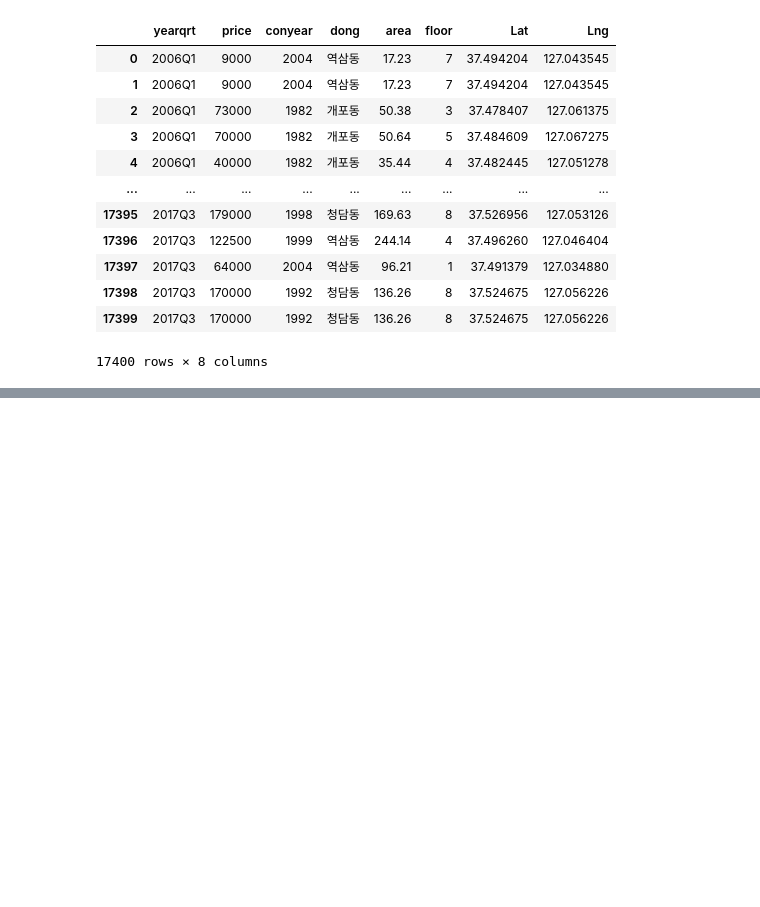
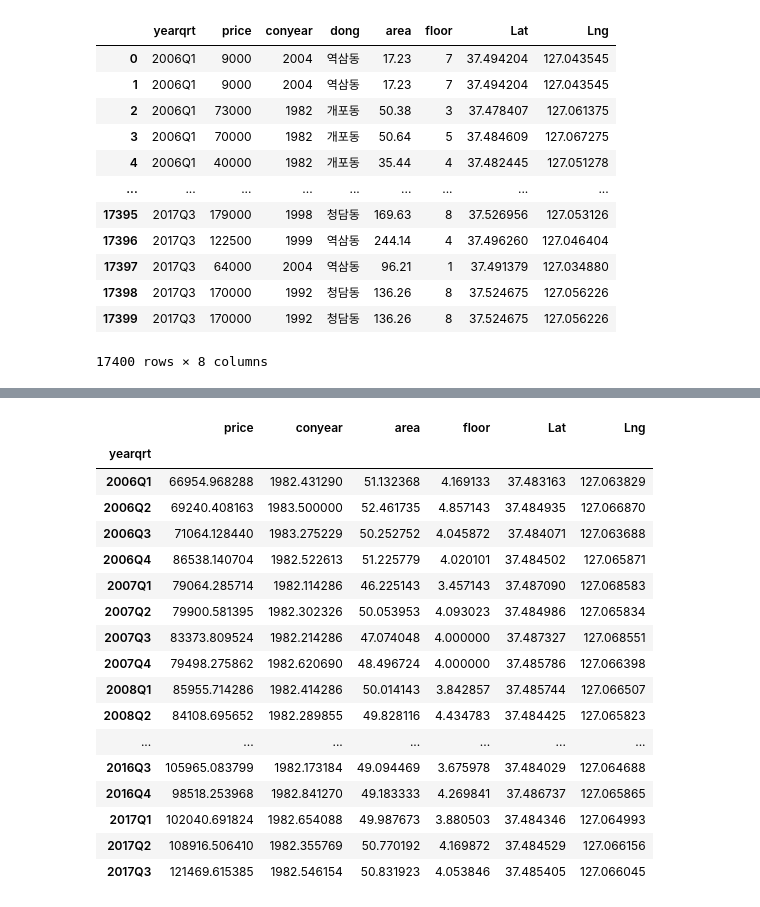
Before and after one commit to KimkyoungJins/IntroAI, a Jupyter notebook: chapter 3.ipynb, the cells around one changed output, grey strips where cells are left out. Saved outputs shown, nothing was run; the diff lists cells and outputs as text; code cells hidden in the pictures; blank space fills up the shorter version.

```diff
--- a/chapter 3.ipynb
+++ b/chapter 3.ipynb
@@ -206,0 +228,22 @@ data2
+# %%
+data_gaepo_time = data_gaepo.groupby('yearqrt').mean(numeric_only = True)
+data_gaepo_time
+# %% [output]
+|  | price | conyear | area | floor | Lat | Lng |
+| yearqrt |  |  |  |  |  |  |
+| 2006Q1 | 66954.968288 | 1982.431290 | 51.132368 | 4.169133 | 37.483163 | 127.063829 |
+| 2006Q2 | 69240.408163 | 1983.500000 | 52.461735 | 4.857143 | 37.484935 | 127.066870 |
+| 2006Q3 | 71064.128440 | 1983.275229 | 50.252752 | 4.045872 | 37.484071 | 127.063688 |
+| 2006Q4 | 86538.140704 | 1982.522613 | 51.225779 | 4.020101 | 37.484502 | 127.065871 |
+| 2007Q1 | 79064.285714 | 1982.114286 | 46.225143 | 3.457143 | 37.487090 | 127.068583 |
+| 2007Q2 | 79900.581395 | 1982.302326 | 50.053953 | 4.093023 | 37.484986 | 127.065834 |
+| 2007Q3 | 83373.809524 | 1982.214286 | 47.074048 | 4.000000 | 37.487327 | 127.068551 |
+| 2007Q4 | 79498.275862 | 1982.620690 | 48.496724 | 4.000000 | 37.485786 | 127.066398 |
+| 2008Q1 | 85955.714286 | 1982.414286 | 50.014143 | 3.842857 | 37.485744 | 127.066507 |
+| 2008Q2 | 84108.695652 | 1982.289855 | 49.828116 | 4.434783 | 37.484425 | 127.065823 |
+| ... | ... | ... | ... | ... | ... | ... |
+| 2016Q3 | 105965.083799 | 1982.173184 | 49.094469 | 3.675978 | 37.484029 | 127.064688 |
+| 2016Q4 | 98518.253968 | 1982.841270 | 49.183333 | 4.269841 | 37.486737 | 127.065865 |
+| 2017Q1 | 102040.691824 | 1982.654088 | 49.987673 | 3.880503 | 37.484346 | 127.064993 |
+| 2017Q2 | 108916.506410 | 1982.355769 | 50.770192 | 4.169872 | 37.484529 | 127.066156 |
+| 2017Q3 | 121469.615385 | 1982.546154 | 50.831923 | 4.053846 | 37.485405 | 127.066045 |
```
Also changed, not shown: parts of 5 cells of this notebook, 1 other file.
